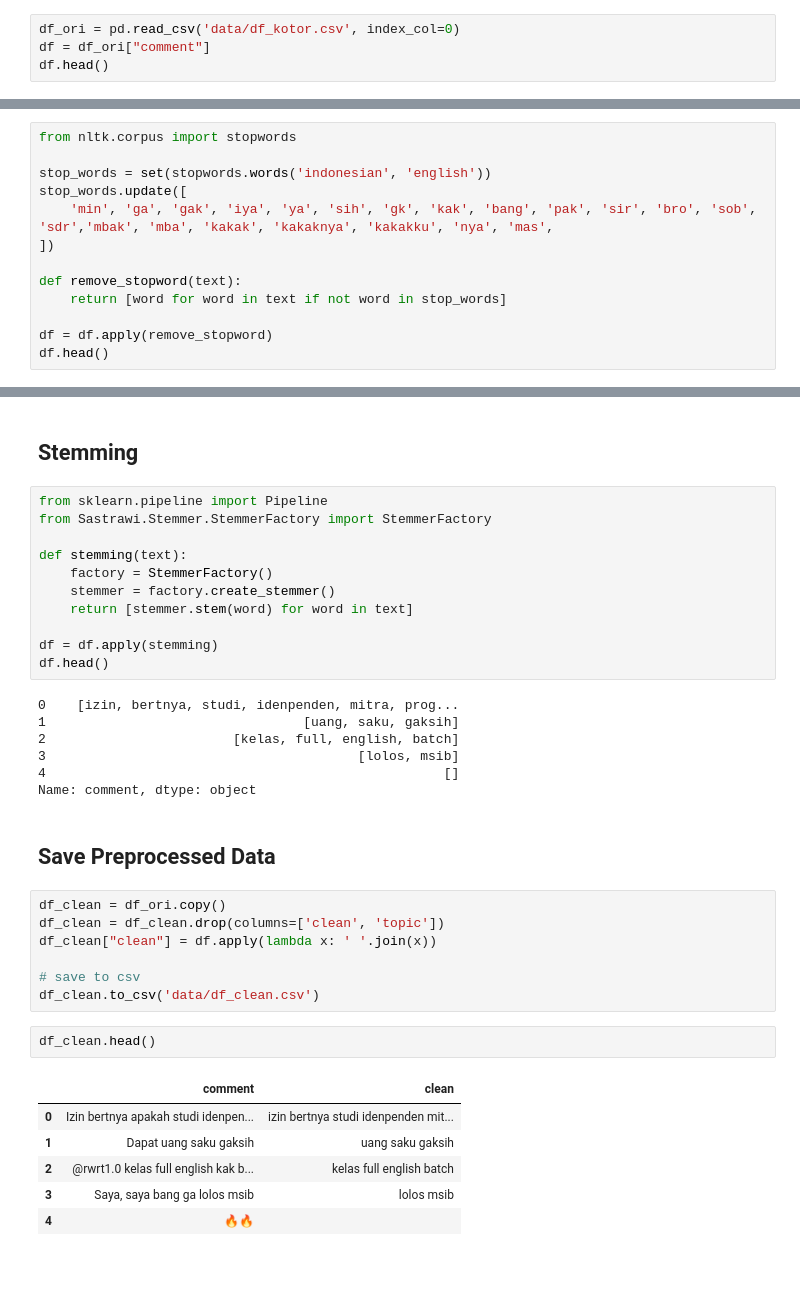
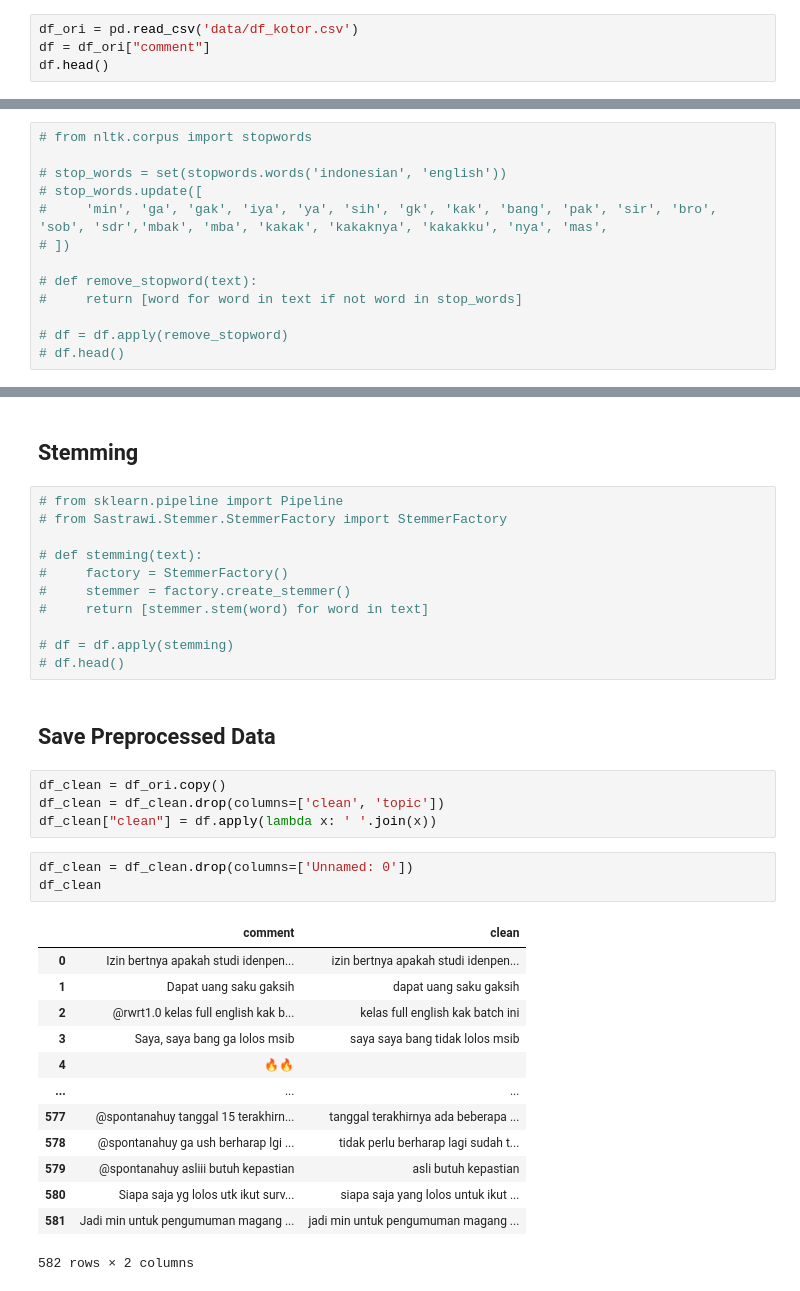
Before and after one commit to hiseulgi/intro-selenium, a Jupyter notebook: projects/sentiment_analysis/0_preprocessing.ipynb, the cells around one changed output, grey strips where cells are left out. Drawn from its saved outputs; the diff is of its cells as text.

```diff
--- a/projects/sentiment_analysis/0_preprocessing.ipynb
+++ b/projects/sentiment_analysis/0_preprocessing.ipynb
@@ -2,7 +2,7 @@
 import pandas as pd
 import re
 # %%
-df_ori = pd.read_csv('data/df_kotor.csv', index_col=0)
+df_ori = pd.read_csv('data/df_kotor.csv')
 df = df_ori["comment"]
 df.head()
 # %% [output]
@@ -99,15 +99,15 @@ Name: comment, dtype: object
 # %% [markdown]
 ### Remove Stopwords
 # %%
-from nltk.corpus import stopwords
+# from nltk.corpus import stopwords
 
-stop_words = set(stopwords.words('indonesian', 'english'))
-stop_words.update([
-    'min', 'ga', 'gak', 'iya', 'ya', 'sih', 'gk', 'kak', 'bang', 'pak', 'sir', 'bro', 'sob', 'sdr','mbak', 'mba', 'kakak', 'kakaknya', 'kakakku', 'nya', 'mas',
-])
+# stop_words = set(stopwords.words('indonesian', 'english'))
+# stop_words.update([
+#     'min', 'ga', 'gak', 'iya', 'ya', 'sih', 'gk', 'kak', 'bang', 'pak', 'sir', 'bro', 'sob', 'sdr','mbak', 'mba', 'kakak', 'kakaknya', 'kakakku', 'nya', 'mas',
+# ])
 
-def remove_stopword(text):
-    return [word for word in text if not word in stop_words]
+# def remove_stopword(text):
+#     return [word for word in text if not word in stop_words]
 
-df = df.apply(remove_stopword)
-df.head()
+# df = df.apply(remove_stopword)
+# df.head()
@@ -121,38 +114,36 @@ Name: comment, dtype: object
 # %% [markdown]
 ## Stemming
 # %%
-from sklearn.pipeline import Pipeline
-from Sastrawi.Stemmer.StemmerFactory import StemmerFactory
+# from sklearn.pipeline import Pipeline
+# from Sastrawi.Stemmer.StemmerFactory import StemmerFactory
 
-def stemming(text):
-    factory = StemmerFactory()
-    stemmer = factory.create_stemmer()
-    return [stemmer.stem(word) for word in text]
+# def stemming(text):
+#     factory = StemmerFactory()
+#     stemmer = factory.create_stemmer()
+#     return [stemmer.stem(word) for word in text]
 
-df = df.apply(stemming)
-df.head()
+# df = df.apply(stemming)
+# df.head()
-# %% [output]
-0    [izin, bertnya, studi, idenpenden, mitra, prog...
-1                                 [uang, saku, gaksih]
-2                        [kelas, full, english, batch]
-3                                        [lolos, msib]
-4                                                   []
-Name: comment, dtype: object
 # %% [markdown]
 ## Save Preprocessed Data
 # %%
 df_clean = df_ori.copy()
 df_clean = df_clean.drop(columns=['clean', 'topic'])
 df_clean["clean"] = df.apply(lambda x: ' '.join(x))
-
-# save to csv
-df_clean.to_csv('data/df_clean.csv')
-# %%
-df_clean.head()
-# %% [output]
-|  | comment | clean |
-| 0 | Izin bertnya apakah studi idenpen... | izin bertnya studi idenpenden mit... |
-| 1 | Dapat uang saku gaksih | uang saku gaksih |
-| 2 | @rwrt1.0 kelas full english kak b... | kelas full english batch |
-| 3 | Saya, saya bang ga lolos msib | lolos msib |
-| 4 | 🔥🔥 |  |
+# %%
+df_clean = df_clean.drop(columns=['Unnamed: 0'])
+df_clean
+# %% [output]
+|  | comment | clean |
+| 0 | Izin bertnya apakah studi idenpen... | izin bertnya apakah studi idenpen... |
+| 1 | Dapat uang saku gaksih | dapat uang saku gaksih |
+| 2 | @rwrt1.0 kelas full english kak b... | kelas full english kak batch ini |
+| 3 | Saya, saya bang ga lolos msib | saya saya bang tidak lolos msib |
+| 4 | 🔥🔥 |  |
+| ... | ... | ... |
+| 577 | @spontanahuy tanggal 15 terakhirn... | tanggal terakhirnya ada beberapa ... |
+| 578 | @spontanahuy ga ush berharap lgi ... | tidak perlu berharap lagi sudah t... |
+| 579 | @spontanahuy asliii butuh kepastian | asli butuh kepastian |
+| 580 | Siapa saja yg lolos utk ikut surv... | siapa saja yang lolos untuk ikut ... |
+| 581 | Jadi min untuk pengumuman magang ... | jadi min untuk pengumuman magang ... |
+582 rows × 2 columns
```
Also changed, not shown: parts of 2 cells of this notebook, 9 other files.
